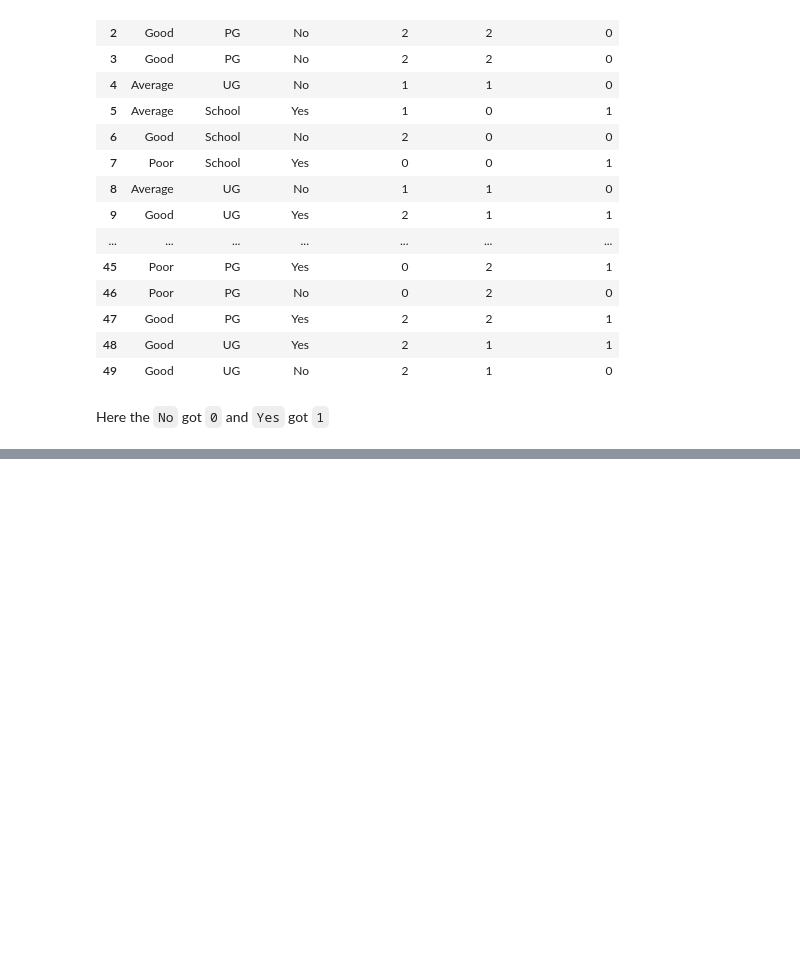
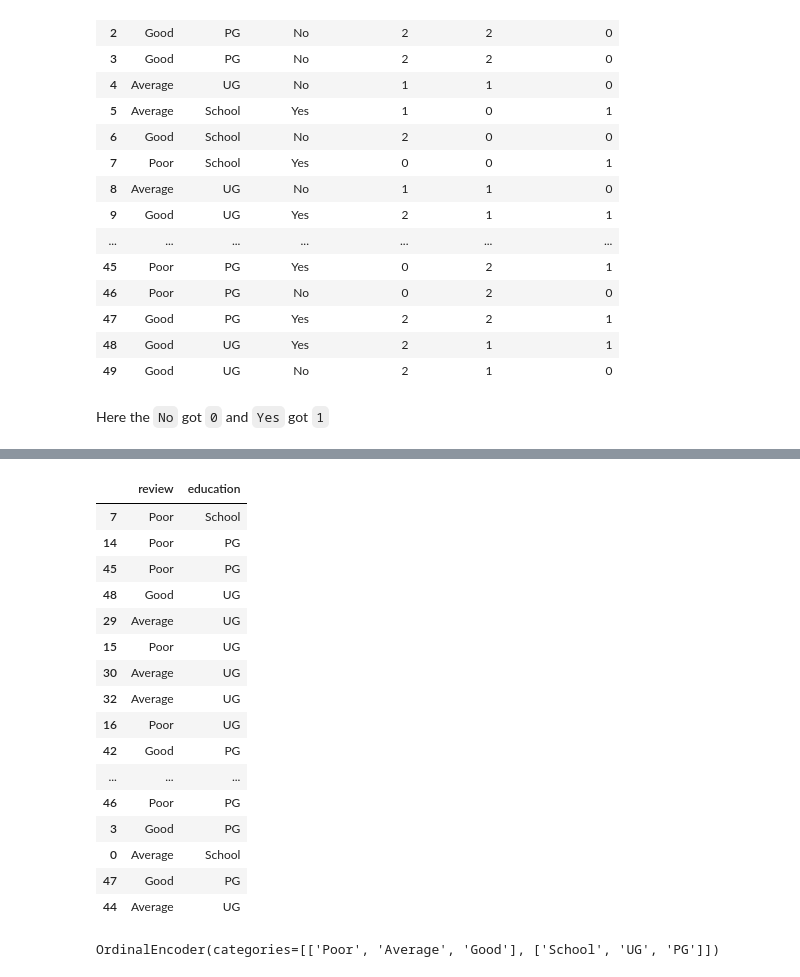
Before and after one commit to OnkarGhadage/machine-learning, a Jupyter notebook: learning/day26-ordinal-encoding/ordinal-&-label-encoding.ipynb, the cells around one changed output, grey strips where cells are left out. Cells and saved outputs as stored; diff of their text form; code cells hidden in the pictures; blank space fills up the shorter version.

Commit message:
My day 7 of ML
did standardization, normalization, encoding using sklearn and applied column transform and function transfor

```diff
--- a/learning/day26-ordinal-encoding/ordinal-&-label-encoding.ipynb
+++ b/learning/day26-ordinal-encoding/ordinal-&-label-encoding.ipynb
@@ -104,0 +107,2 @@ Here the `No` got `0` and `Yes` got `1`
+# %%
+df = pd.read_csv('customer.csv')
@@ -104,0 +118,29 @@ Here the `No` got `0` and `Yes` got `1`
+# %%
+df=df.iloc[:,2:]
+# %%
+from sklearn.model_selection import train_test_split
+
+X_train, X_test, y_train, y_test = train_test_split(df.iloc[:,:-1],
+                                                   df.iloc[:,-1:],
+                                                   test_size=0.3,
+                                                   random_state=0)
+# %%
+X_train
+# %% [output]
+|  | review | education |
+| 7 | Poor | School |
+| 14 | Poor | PG |
+| 45 | Poor | PG |
+| 48 | Good | UG |
+| 29 | Average | UG |
+| 15 | Poor | UG |
+| 30 | Average | UG |
+| 32 | Average | UG |
+| 16 | Poor | UG |
+| 42 | Good | PG |
+| ... | ... | ... |
+| 46 | Poor | PG |
+| 3 | Good | PG |
+| 0 | Average | School |
+| 47 | Good | PG |
+| 44 | Average | UG |
@@ -104,0 +149,5 @@ Here the `No` got `0` and `Yes` got `1`
+# %%
+oe = OrdinalEncoder(categories=[['Poor', 'Average', 'Good'], ['School', 'UG', 'PG']])
+oe.fit(X_train)
+# %% [output]
+OrdinalEncoder(categories=[['Poor', 'Average', 'Good'], ['School', 'UG', 'PG']])
```
Also changed, not shown: parts of 13 cells of this notebook, 9 other files.
